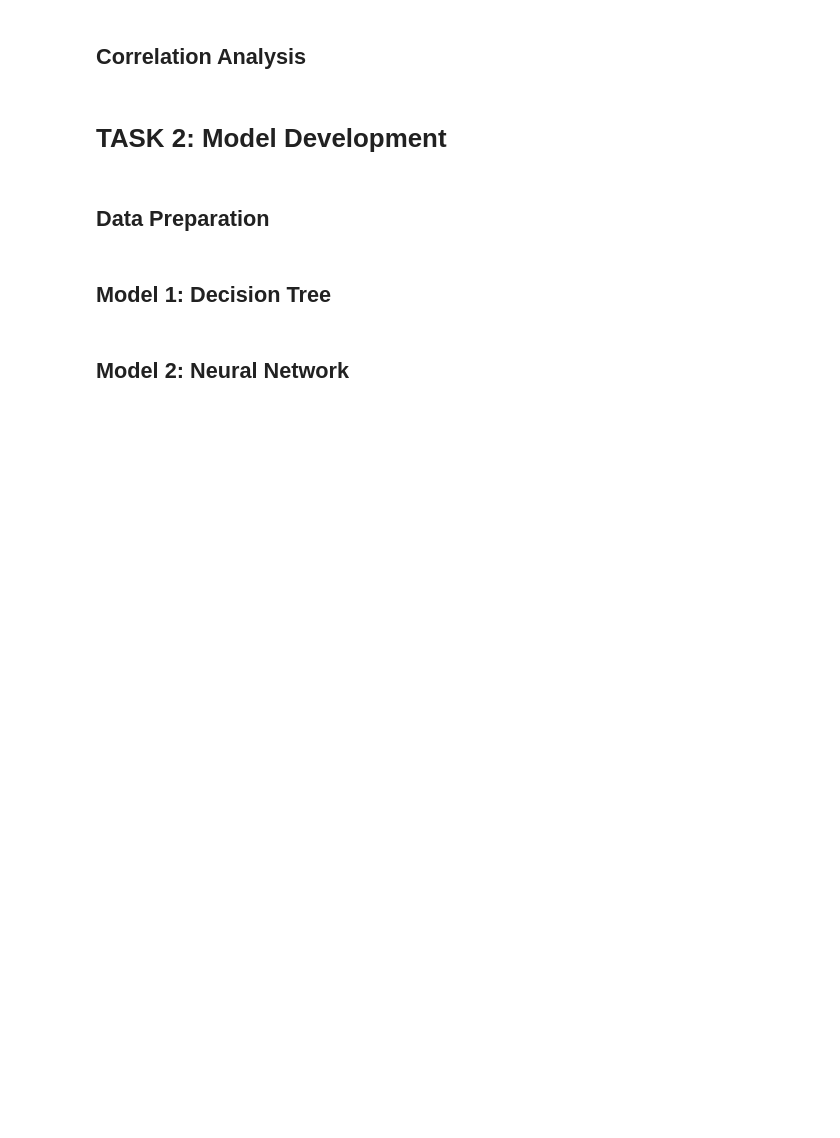
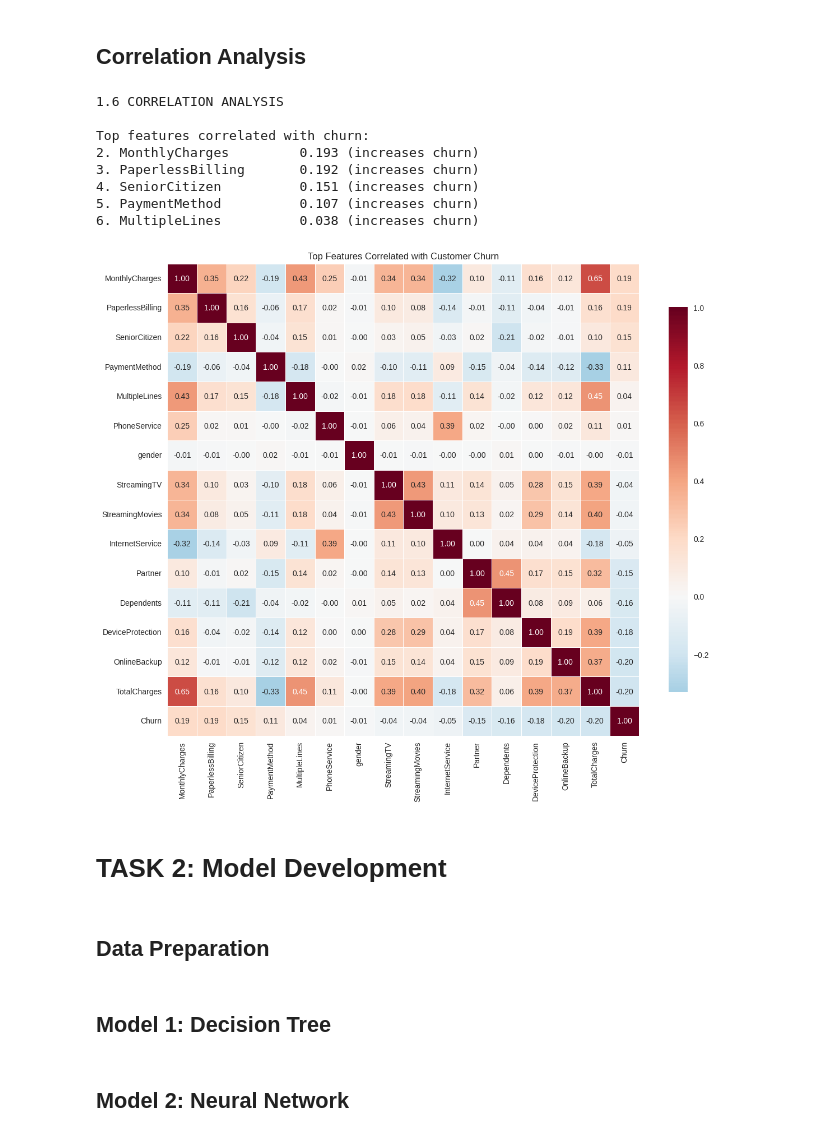
Before and after one commit to Saniru2006/Telco_Customer_Churn_2425606, a Jupyter notebook: CM2604_2425606_ICW.ipynb, the cells around one changed output. Cells and saved outputs as stored; diff of their text form; code cells hidden in the pictures; blank space fills up the shorter version.

```diff
--- a/CM2604_2425606_ICW.ipynb
+++ b/CM2604_2425606_ICW.ipynb
@@ -241,5 +409,50 @@ Outliers Analysis (IQR Method):
 # %% [markdown]
 ## Correlation Analysis
+# %%
+print("\n1.6 CORRELATION ANALYSIS")
+
+# Prepare data for correlation
+df_corr = df_clean.copy()
+
+# Encode categorical variables for correlation
+for col in df_corr.select_dtypes(include=['object']).columns:
+    if col != 'Churn':
+        df_corr[col] = LabelEncoder().fit_transform(df_corr[col].astype(str))
+
+# Encode target
+df_corr['Churn'] = df_corr['Churn'].map({'Yes': 1, 'No': 0})
+
+# Calculate correlation
+correlation_matrix = df_corr.corr()
+churn_correlations = correlation_matrix['Churn'].sort_values(ascending=False)
+
+print("\nTop features correlated with churn:")
+for i, (feature, corr) in enumerate(churn_correlations.head(6).items()):
+    if feature != 'Churn':
+        direction = "increases" if corr > 0 else "decreases"
+        print(f"{i+1}. {feature:20} {corr:7.3f} ({direction} churn)")
+
+# Heatmap
+plt.figure(figsize=(12, 10))
+top_features = churn_correlations.drop('Churn').head(15).index.tolist()
+top_features.append('Churn')
+focused_corr = correlation_matrix.loc[top_features, top_features]
+
+sns.heatmap(focused_corr, annot=True, cmap='RdBu_r', center=0,
+            square=True, linewidths=0.5, fmt='.2f', cbar_kws={"shrink": .8})
+plt.title('Top Features Correlated with Customer Churn')
+plt.tight_layout()
+plt.show()
+# %% [output]
+1.6 CORRELATION ANALYSIS
+
+Top features correlated with churn:
+2. MonthlyCharges         0.193 (increases churn)
+3. PaperlessBilling       0.192 (increases churn)
+4. SeniorCitizen          0.151 (increases churn)
+5. PaymentMethod          0.107 (increases churn)
+6. MultipleLines          0.038 (increases churn)
+[figure, added]
 # %% [markdown]
 # TASK 2: Model Development
 # %% [markdown]
```
Also changed, not shown: parts of 2 cells of this notebook.
